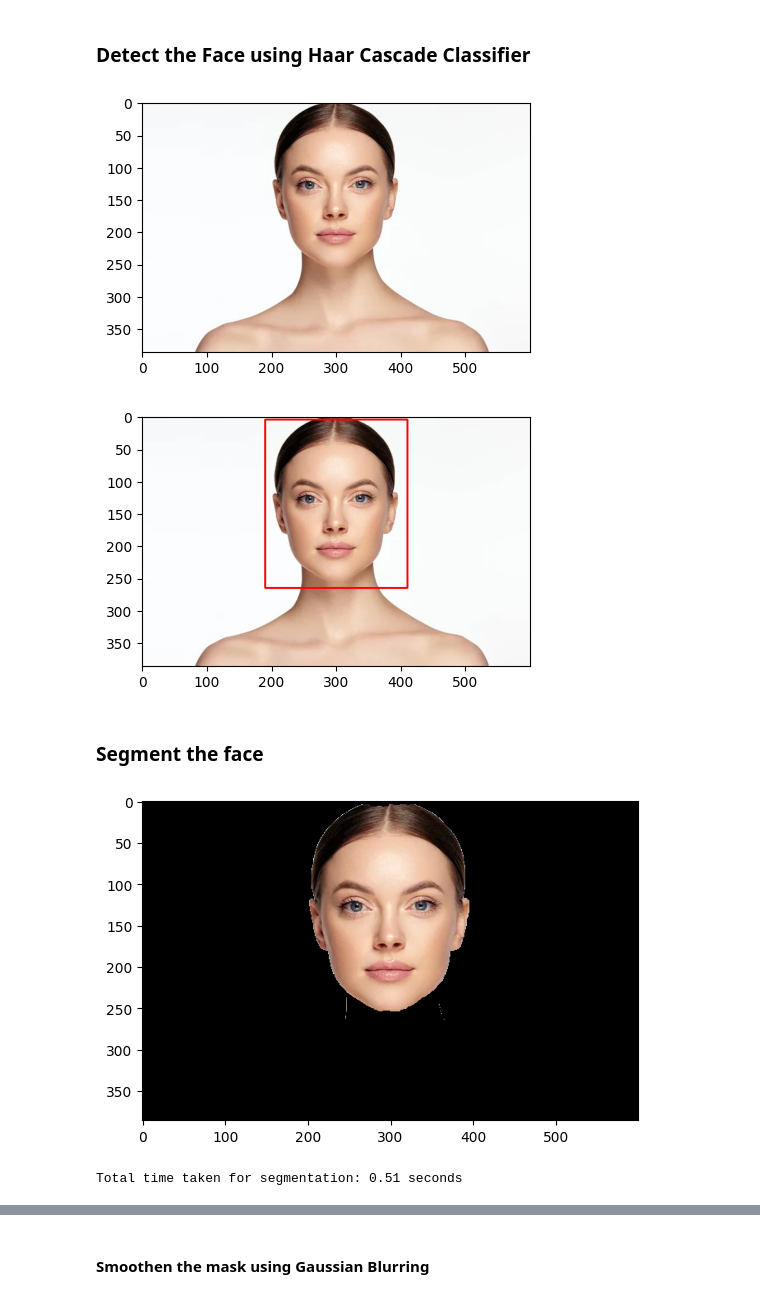
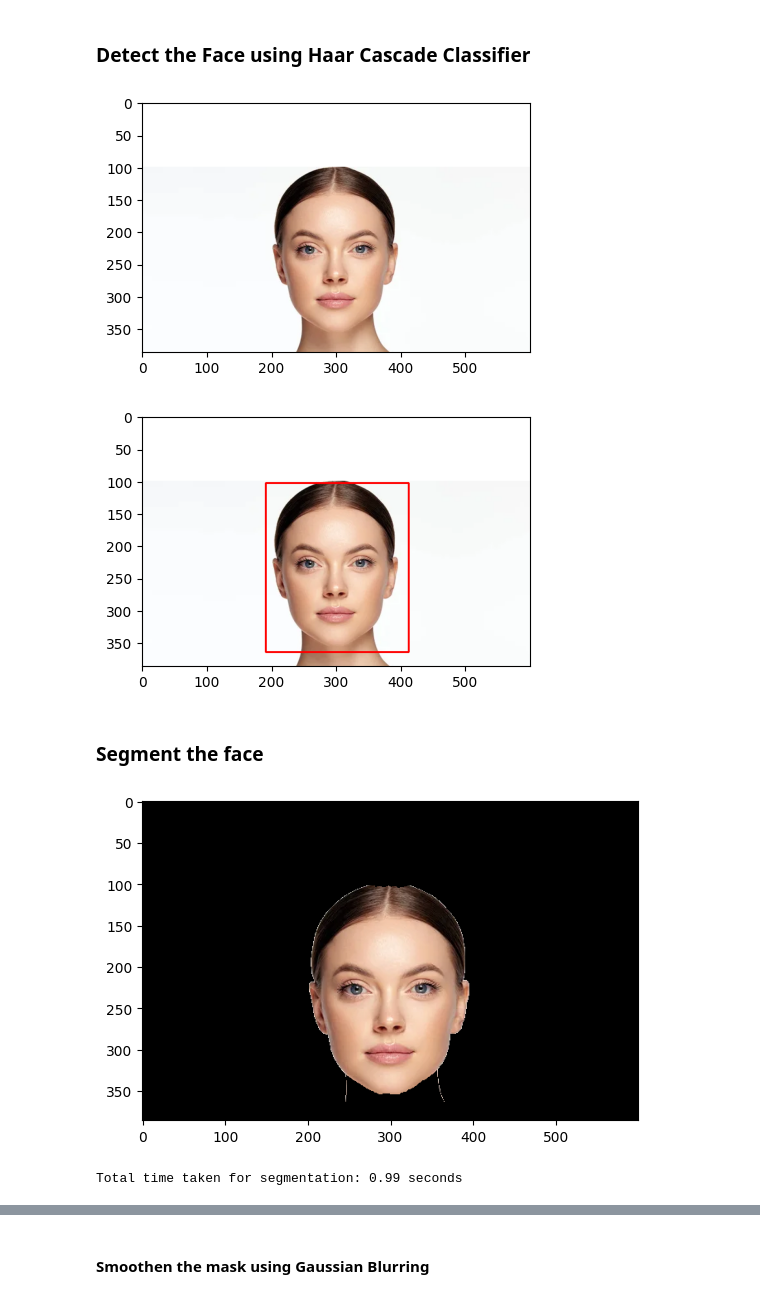
Before and after one commit to bhavberi/Face-Augmentation, a Jupyter notebook: src/main.ipynb, the cells around one changed output, grey strips where cells are left out. Drawn from its saved outputs; the diff is of its cells as text; code cells hidden in the pictures.

```diff
--- a/src/main.ipynb
+++ b/src/main.ipynb
@@ -17,11 +17,20 @@ mask_name = "cat" # "cat", "santa"
 # %%
 face = cv2.imread("../images/face.jpg")
 face = cv2.cvtColor(face, cv2.COLOR_BGR2RGB)
+# identity affine matrix
+# shift face downwards by 50 pixels
+identity_affine = np.array([[1, 0, 0], [0, 1, 0]])
+identity_affine = np.float64(identity_affine)
+identity_affine[1, 2] += 100
+
+# # Apply the affine transformation to the hat map
+face = cv2.warpAffine(face, identity_affine, (face.shape[1], face.shape[0]))
+face[0:100,:] = 255
 plt.figure(figsize=(5, 5))
 plt.imshow(face)
 plt.show()
 # %% [output]
-[figure, old version]
+[figure, new version]
 # %%
 detector = cv2.CascadeClassifier("../data/haarcascade_frontalface_default.xml")
 results = detector.detectMultiScale(face, 1.3, 5)
@@ -33,7 +42,7 @@ plt.figure(figsize=(5, 5))
 plt.imshow(face_copy)
 plt.show()
 # %% [output]
-[figure, old version]
+[figure, new version]
 # %% [markdown]
 ### Segment the face
 # %%
@@ -56,8 +65,8 @@ plt.show()
 et = time.time()
 print(f"Total time taken for segmentation: {et-st:.2f} seconds")
 # %% [output]
-[figure, old version]
+[figure, new version]
-Total time taken for segmentation: 0.51 seconds
+Total time taken for segmentation: 0.99 seconds
 # %%
 # display face mask
 plt.imshow(mask2, cmap='gray')
```
Also changed, not shown: parts of 9 cells of this notebook, 1 other file.
